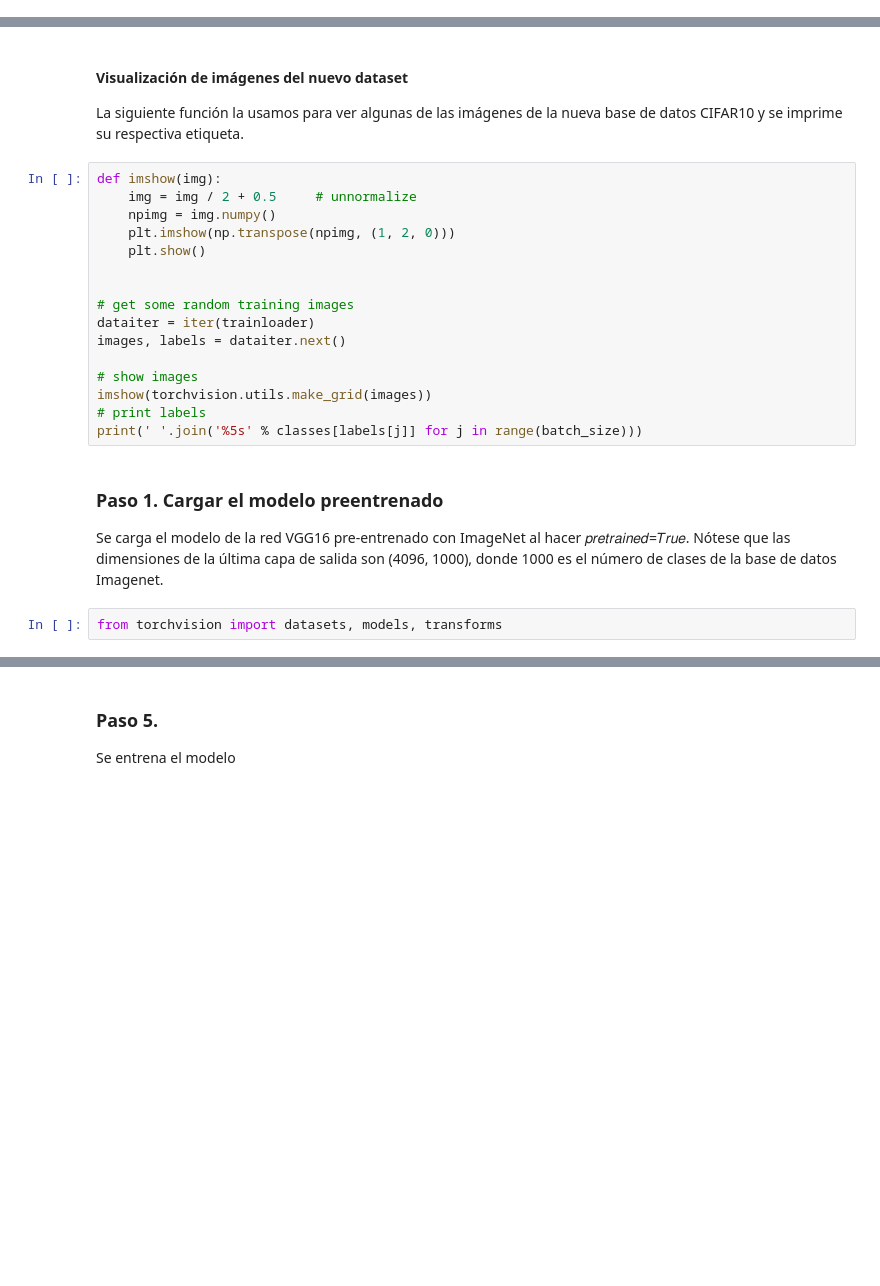
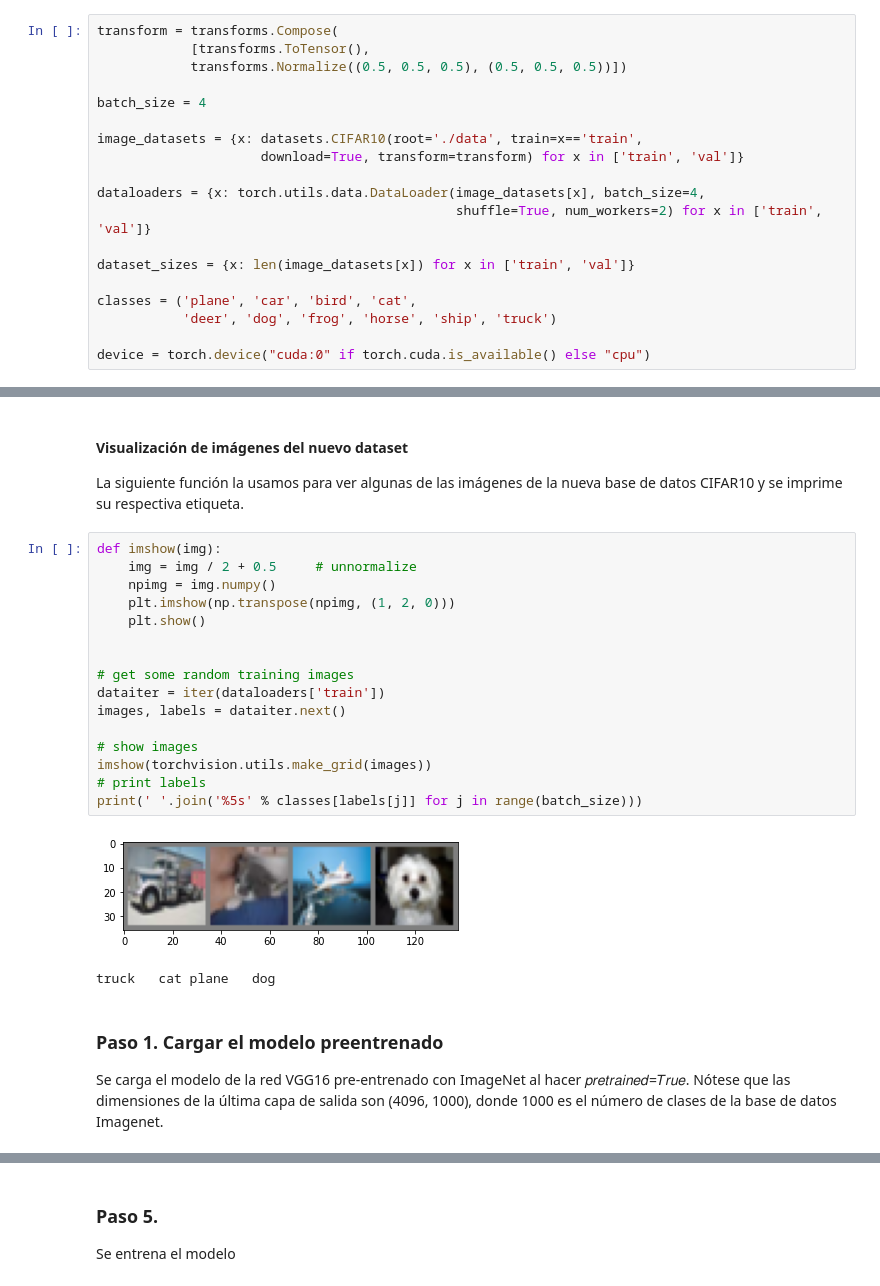
Before and after one commit to juanchess98/Notebooks-Deep-Learning, a Jupyter notebook: TL_CASO_4.ipynb, the cells around one changed output, grey strips where cells are left out. Drawn from its saved outputs; the diff is of its cells as text; blank space fills up the shorter version.

```diff
--- a/TL_CASO_4.ipynb
+++ b/TL_CASO_4.ipynb
@@ -29,0 +41,19 @@ En el siguiente bloque se muestra el procedimiento para cargar la base de datos
+# %%
+transform = transforms.Compose(
+            [transforms.ToTensor(),
+            transforms.Normalize((0.5, 0.5, 0.5), (0.5, 0.5, 0.5))])
+
+batch_size = 4
+
+image_datasets = {x: datasets.CIFAR10(root='./data', train=x=='train',
+                     download=True, transform=transform) for x in ['train', 'val']}
+
+dataloaders = {x: torch.utils.data.DataLoader(image_datasets[x], batch_size=4,
+                                              shuffle=True, num_workers=2) for x in ['train', 'val']}
+
+dataset_sizes = {x: len(image_datasets[x]) for x in ['train', 'val']}
+
+classes = ('plane', 'car', 'bird', 'cat',
+           'deer', 'dog', 'frog', 'horse', 'ship', 'truck')
+
+device = torch.device("cuda:0" if torch.cuda.is_available() else "cpu")
@@ -138,25 +165,26 @@ La siguiente función la usamos para ver algunas de las imágenes de la nueva ba
 # %%
 def imshow(img):
     img = img / 2 + 0.5     # unnormalize
     npimg = img.numpy()
     plt.imshow(np.transpose(npimg, (1, 2, 0)))
     plt.show()
 
 
 # get some random training images
-dataiter = iter(trainloader)
+dataiter = iter(dataloaders['train'])
 images, labels = dataiter.next()
 
 # show images
 imshow(torchvision.utils.make_grid(images))
 # print labels
 print(' '.join('%5s' % classes[labels[j]] for j in range(batch_size)))
+# %% [output]
+[figure, added]
+truck   cat plane   dog
 # %% [markdown]
 ### Paso 1. Cargar el modelo preentrenado
 
 Se carga el modelo de la red VGG16 pre-entrenado con ImageNet al hacer 𝑝𝑟𝑒𝑡𝑟𝑎𝑖𝑛𝑒𝑑=𝑇𝑟𝑢𝑒. Nótese que las dimensiones de la última capa de salida son (4096, 1000), donde 1000 es el número de clases de la base de datos Imagenet.
-# %%
-from torchvision import datasets, models, transforms
 # %%
 pretrained_model = models.vgg16(pretrained=True)
 pretrained_model.to(device)
```
Also changed, not shown: parts of 14 cells of this notebook.
